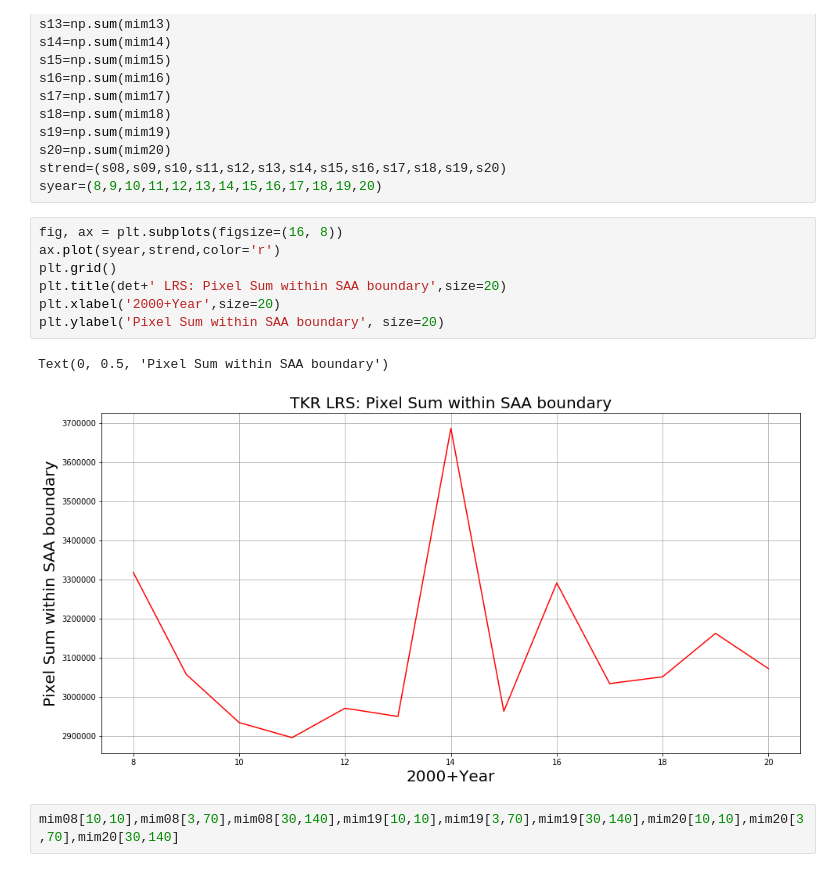
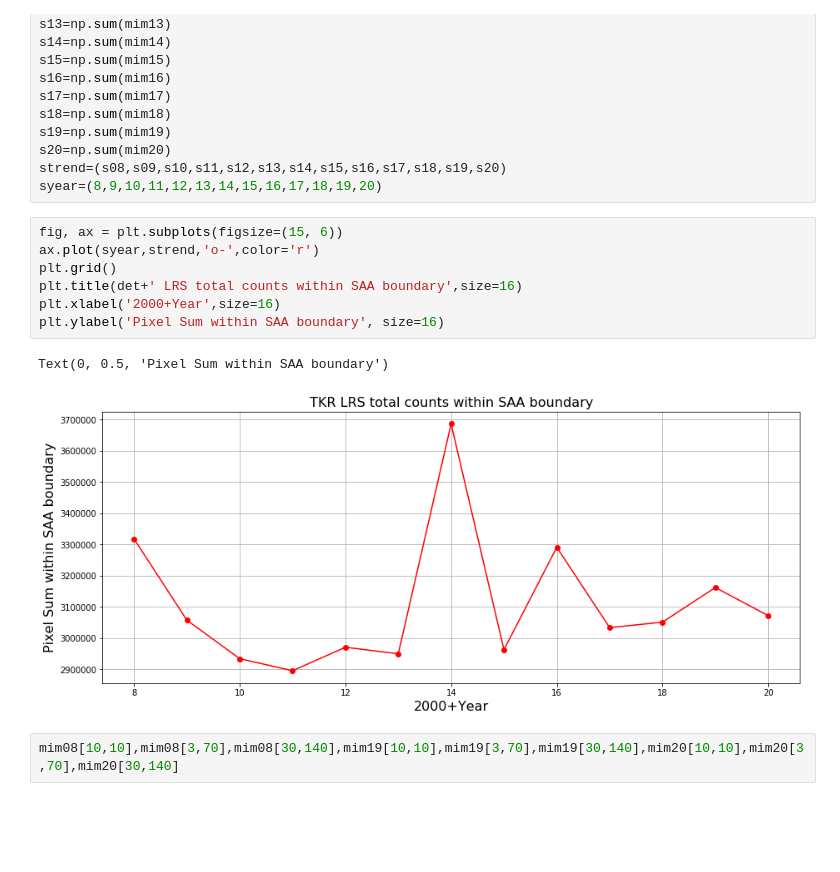
Before and after one commit to rac101/LATmetrics, a Jupyter notebook: SAApolyset/TKR_LRS_SAA_Polygon_Check.ipynb, the cells around one changed output. Cells and saved outputs as stored; diff of their text form; blank space fills up the shorter version.

```diff
--- a/SAApolyset/TKR_LRS_SAA_Polygon_Check.ipynb
+++ b/SAApolyset/TKR_LRS_SAA_Polygon_Check.ipynb
@@ -146,15 +155,15 @@ s20=np.sum(mim20)
 strend=(s08,s09,s10,s11,s12,s13,s14,s15,s16,s17,s18,s19,s20)
 syear=(8,9,10,11,12,13,14,15,16,17,18,19,20)
 # %%
-fig, ax = plt.subplots(figsize=(16, 8))
-ax.plot(syear,strend,color='r')
+fig, ax = plt.subplots(figsize=(15, 6))
+ax.plot(syear,strend,'o-',color='r')
 plt.grid()
-plt.title(det+' LRS: Pixel Sum within SAA boundary',size=20)
-plt.xlabel('2000+Year',size=20)
-plt.ylabel('Pixel Sum within SAA boundary', size=20)
+plt.title(det+' LRS total counts within SAA boundary',size=16)
+plt.xlabel('2000+Year',size=16)
+plt.ylabel('Pixel Sum within SAA boundary', size=16)
 # %% [output]
 Text(0, 0.5, 'Pixel Sum within SAA boundary')
-[figure, old version]
+[figure, new version]
 # %%
 mim08[10,10],mim08[3,70],mim08[30,140],mim19[10,10],mim19[3,70],mim19[30,140],mim20[10,10],mim20[3,70],mim20[30,140]
 # %% [output]
```
Also changed, not shown: parts of 10 cells of this notebook, 4 other files.
